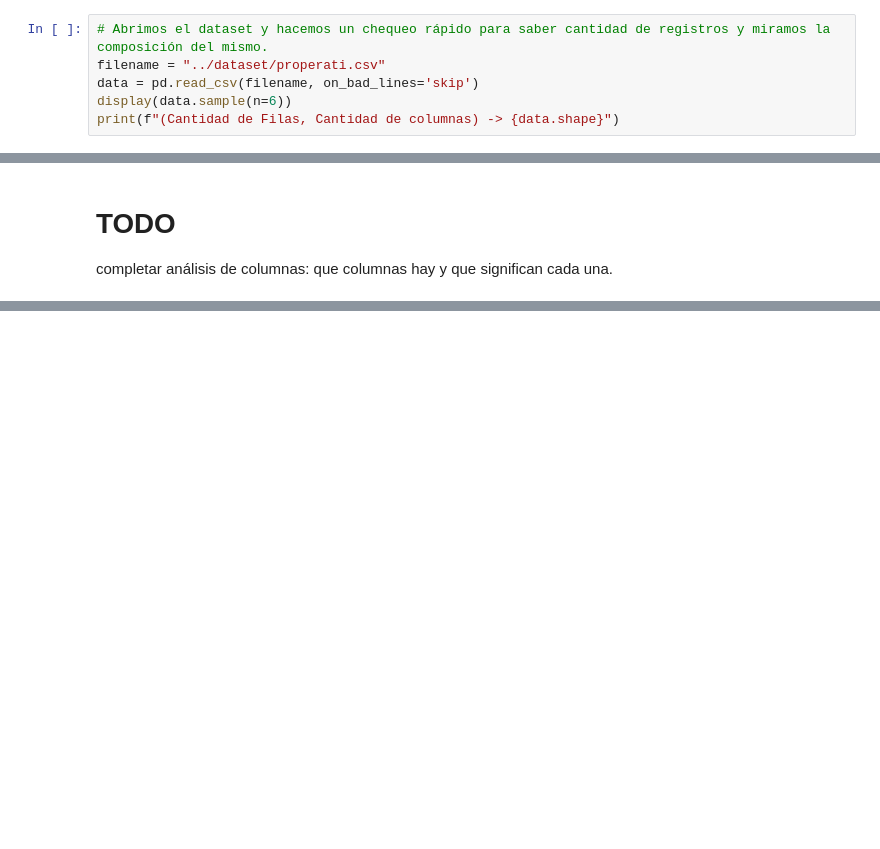
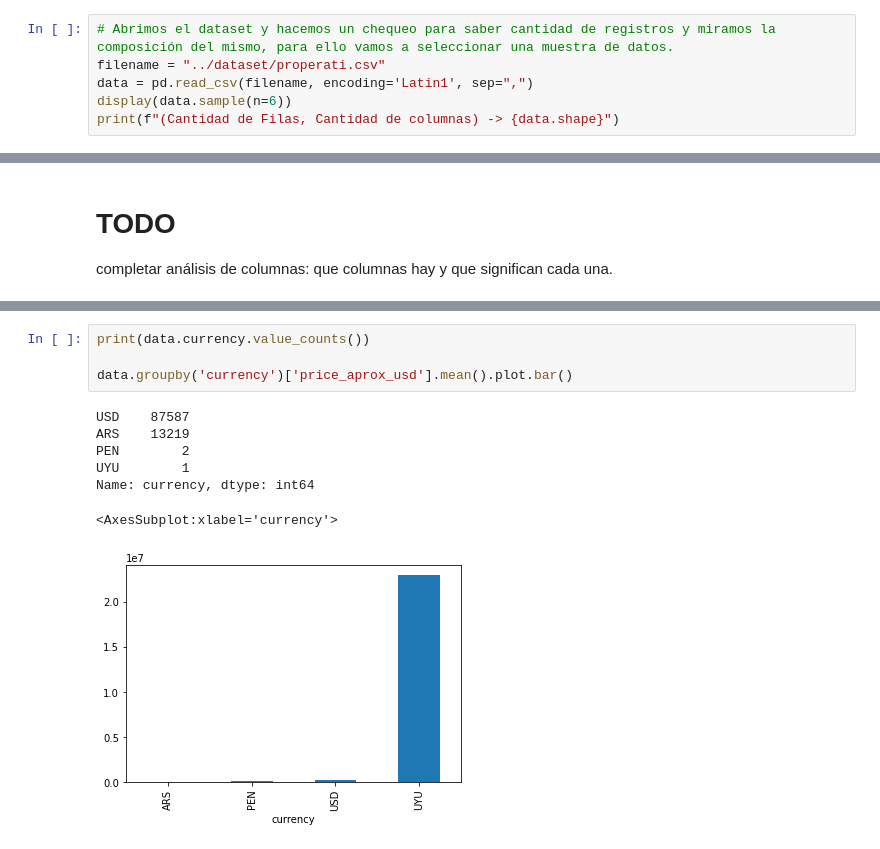
Before and after one commit to carpe-diem/DH-TP1-clear-data-properati, a Jupyter notebook: src/Gloria.ipynb, the cells around one changed output, grey strips where cells are left out. Cells and saved outputs as stored; diff of their text form; blank space fills up the shorter version.

```diff
--- a/src/Gloria.ipynb
+++ b/src/Gloria.ipynb
@@ -21,7 +34,7 @@ import pandas as pd
 # %%
-# Abrimos el dataset y hacemos un chequeo rápido para saber cantidad de registros y miramos la composición del mismo.
+# Abrimos el dataset y hacemos un chequeo para saber cantidad de registros y miramos la composición del mismo, para ello vamos a seleccionar una muestra de datos.
 filename = "../dataset/properati.csv"
-data = pd.read_csv(filename, on_bad_lines='skip')
+data = pd.read_csv(filename, encoding='Latin1', sep=",")
 display(data.sample(n=6))
 print(f"(Cantidad de Filas, Cantidad de columnas) -> {data.shape}")
 # %% [output]
@@ -40,0 +162,12 @@ Analizamos contenido de las columnas que creemos que pueden eliminarse.
+# %%
+print(data.currency.value_counts())
+
+data.groupby('currency')['price_aprox_usd'].mean().plot.bar()
+# %% [output]
+USD    87587
+ARS    13219
+PEN        2
+UYU        1
+Name: currency, dtype: int64
+<AxesSubplot:xlabel='currency'>
+[figure, added]
```
Also changed, not shown: parts of 41 cells of this notebook.
